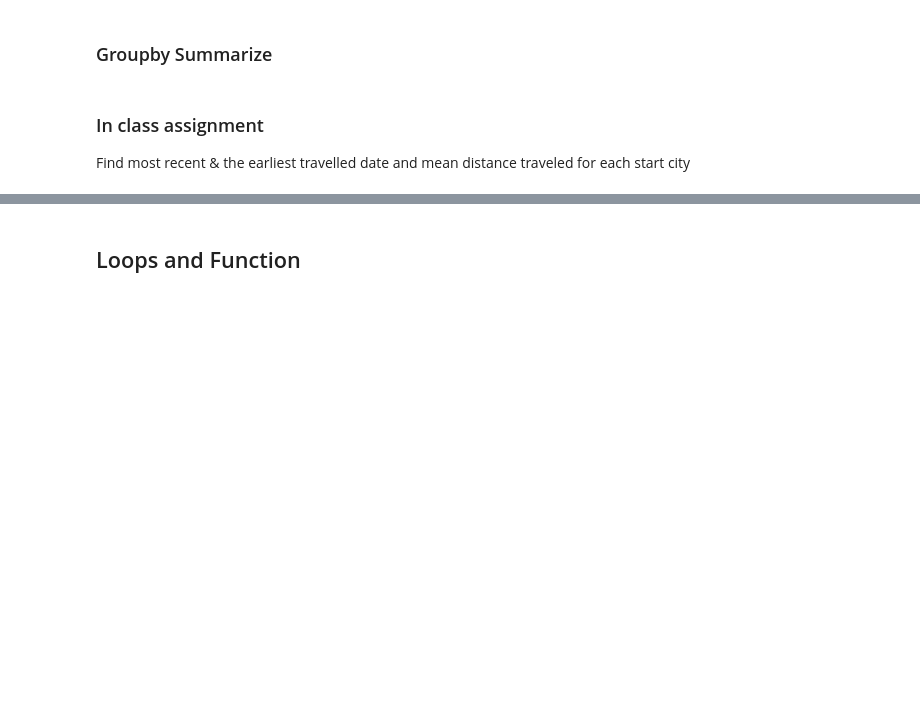
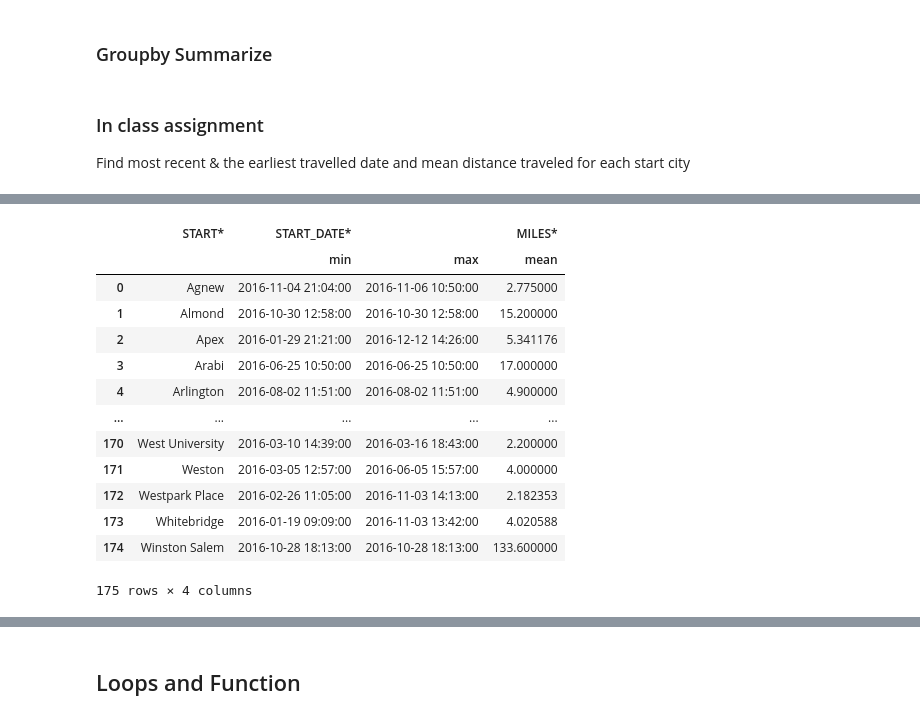
Before and after one commit to psdhanesh7/machine-learning, a Jupyter notebook: python_overview.ipynb, the cells around one changed output, grey strips where cells are left out. Cells and saved outputs as stored; diff of their text form; code cells hidden in the pictures; blank space fills up the shorter version.

```diff
--- a/python_overview.ipynb
+++ b/python_overview.ipynb
@@ -303,6 +186,9 @@ df.head()
 df["miles_cat"].value_counts()
 # %%
 df.loc[df["MILES*"] > 5].shape
+# %%
+df["miles_cat"] = np.where(df["MILES*"] > 10, "Long Trip", np.where(df["MILES*"] >= 5, "Medium", "Short Trip"))
+df
 # %% [markdown]
 ## In class Assignment
 
@@ -327,0 +243,4 @@ Find most recent & the earliest travelled date and mean distance traveled for ea
+# %%
+# Remove the last row from the dataframe
+df = df.iloc[: -1, :]
+df.tail()
@@ -327,0 +254,4 @@ Find most recent & the earliest travelled date and mean distance traveled for ea
+# %%
+# Convert "START_DATE*" from string to datetime
+df["START_DATE*"] = pd.to_datetime(df["START_DATE*"])
+df.dtypes
@@ -327,0 +267,25 @@ Find most recent & the earliest travelled date and mean distance traveled for ea
+# %%
+# Here we actually have to apply agg function on two different columns
+# ie, we need to apply min and max on START_DATE* and mean on MILES*
+# For that we need to use a dictionary
+# Note: Before applying the agg function, we need to solve the above mentioned problems first
+
+res = df.groupby("START*").agg({"START_DATE*": ["min", "max"], "MILES*": ["mean"]})
+# by default index is "START*", ie the column used for grouping
+res.reset_index(inplace = True)
+res
+# %% [output]
+|  | START* | START_DATE* |  | MILES* |
+|  |  | min | max | mean |
+| 0 | Agnew | 2016-11-04 21:04:00 | 2016-11-06 10:50:00 | 2.775000 |
+| 1 | Almond | 2016-10-30 12:58:00 | 2016-10-30 12:58:00 | 15.200000 |
+| 2 | Apex | 2016-01-29 21:21:00 | 2016-12-12 14:26:00 | 5.341176 |
+| 3 | Arabi | 2016-06-25 10:50:00 | 2016-06-25 10:50:00 | 17.000000 |
+| 4 | Arlington | 2016-08-02 11:51:00 | 2016-08-02 11:51:00 | 4.900000 |
+| ... | ... | ... | ... | ... |
+| 170 | West University | 2016-03-10 14:39:00 | 2016-03-16 18:43:00 | 2.200000 |
+| 171 | Weston | 2016-03-05 12:57:00 | 2016-06-05 15:57:00 | 4.000000 |
+| 172 | Westpark Place | 2016-02-26 11:05:00 | 2016-11-03 14:13:00 | 2.182353 |
+| 173 | Whitebridge | 2016-01-19 09:09:00 | 2016-11-03 13:42:00 | 4.020588 |
+| 174 | Winston Salem | 2016-10-28 18:13:00 | 2016-10-28 18:13:00 | 133.600000 |
+175 rows × 4 columns
```
Also changed, not shown: parts of 23 cells of this notebook, 1 other file.
